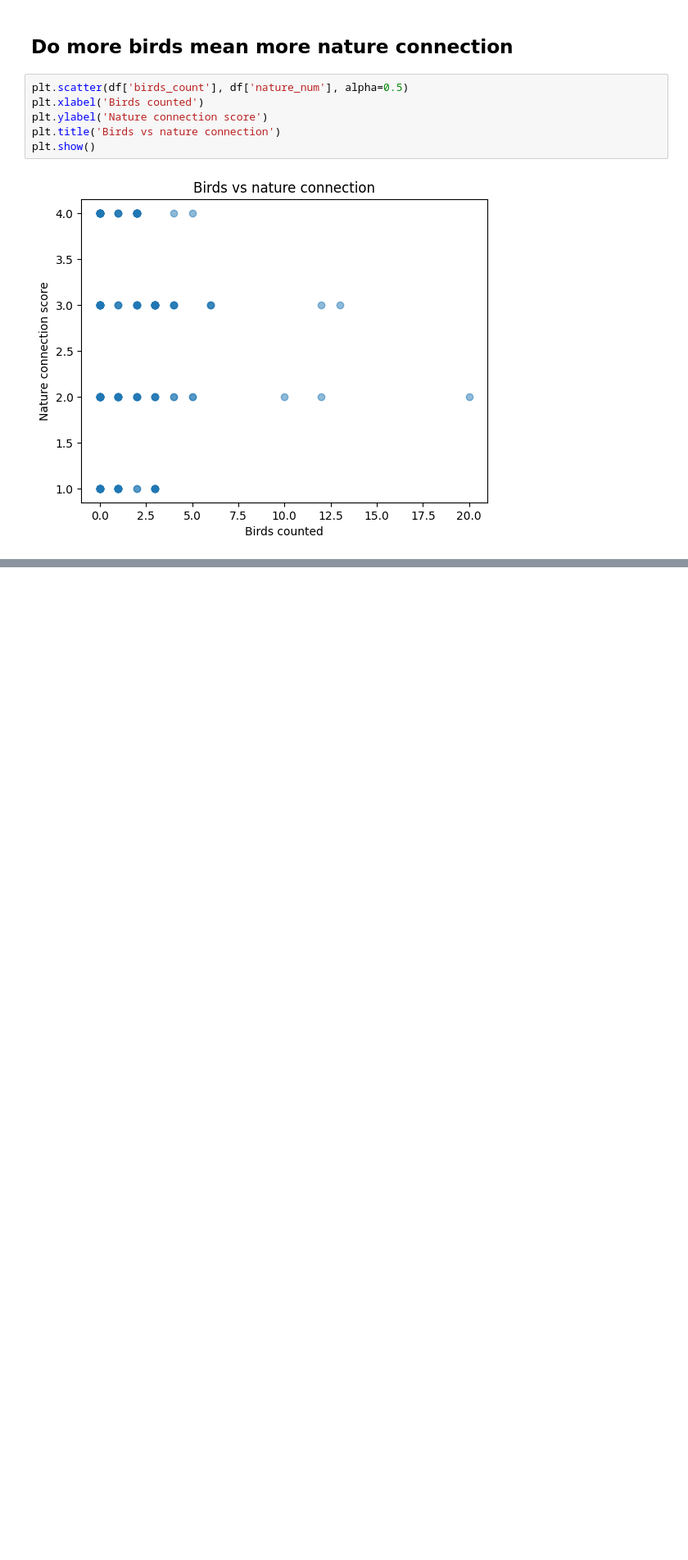
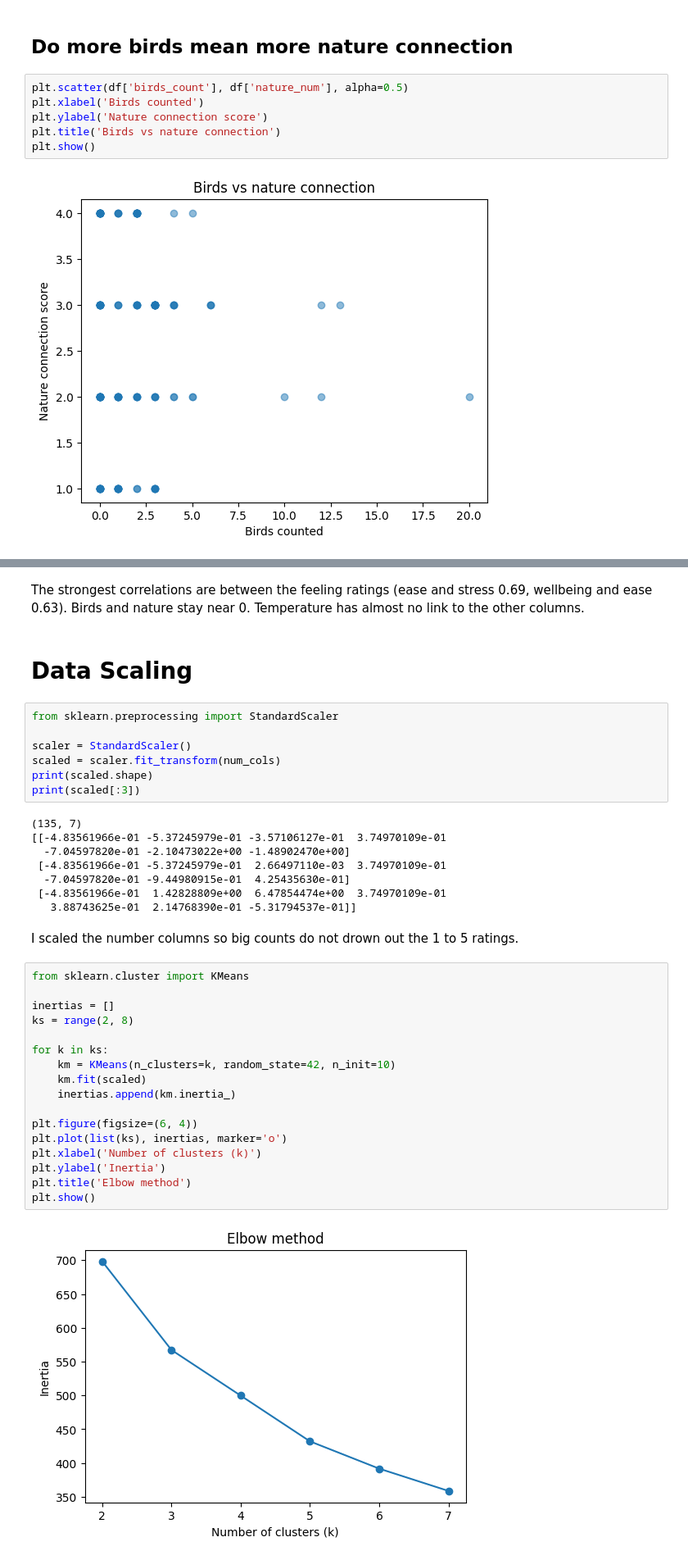
Before and after one commit to d4nv/ml-campus_data_project-colab, a Jupyter notebook: CampusWalk_ML.ipynb, the cells around one changed output, grey strips where cells are left out. Shown at 82% size. Cells and saved outputs as stored; diff of their text form; blank space fills up the shorter version.

```diff
--- a/CampusWalk_ML.ipynb
+++ b/CampusWalk_ML.ipynb
@@ -247,0 +270,40 @@ plt.show()
+# %% [markdown]
+The strongest correlations are between the feeling ratings (ease and stress 0.69, wellbeing and ease 0.63). Birds and nature stay near 0. Temperature has almost no link to the other columns.
+# %% [markdown]
+# Data Scaling
+# %%
+from sklearn.preprocessing import StandardScaler
+
+scaler = StandardScaler()
+scaled = scaler.fit_transform(num_cols)
+print(scaled.shape)
+print(scaled[:3])
+# %% [output]
+(135, 7)
+[[-4.83561966e-01 -5.37245979e-01 -3.57106127e-01  3.74970109e-01
+  -7.04597820e-01 -2.10473022e+00 -1.48902470e+00]
+ [-4.83561966e-01 -5.37245979e-01  2.66497110e-03  3.74970109e-01
+  -7.04597820e-01 -9.44980915e-01  4.25435630e-01]
+ [-4.83561966e-01  1.42828809e+00  6.47854474e+00  3.74970109e-01
+   3.88743625e-01  2.14768390e-01 -5.31794537e-01]]
+# %% [markdown]
+I scaled the number columns so big counts do not drown out the 1 to 5 ratings.
+# %%
+from sklearn.cluster import KMeans
+
+inertias = []
+ks = range(2, 8)
+
+for k in ks:
+    km = KMeans(n_clusters=k, random_state=42, n_init=10)
+    km.fit(scaled)
+    inertias.append(km.inertia_)
+
+plt.figure(figsize=(6, 4))
+plt.plot(list(ks), inertias, marker='o')
+plt.xlabel('Number of clusters (k)')
+plt.ylabel('Inertia')
+plt.title('Elbow method')
+plt.show()
+# %% [output]
+[figure, added]
```
Also changed, not shown: parts of 13 cells of this notebook.
